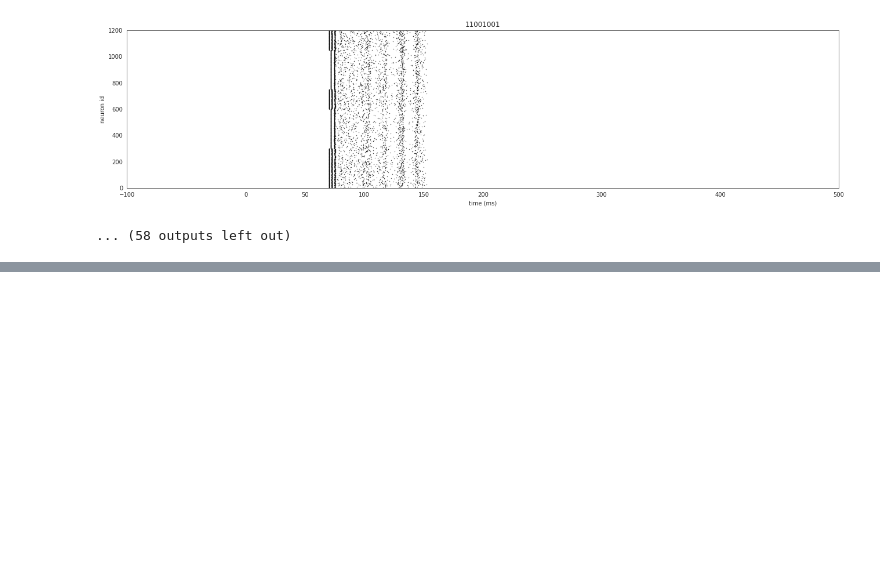
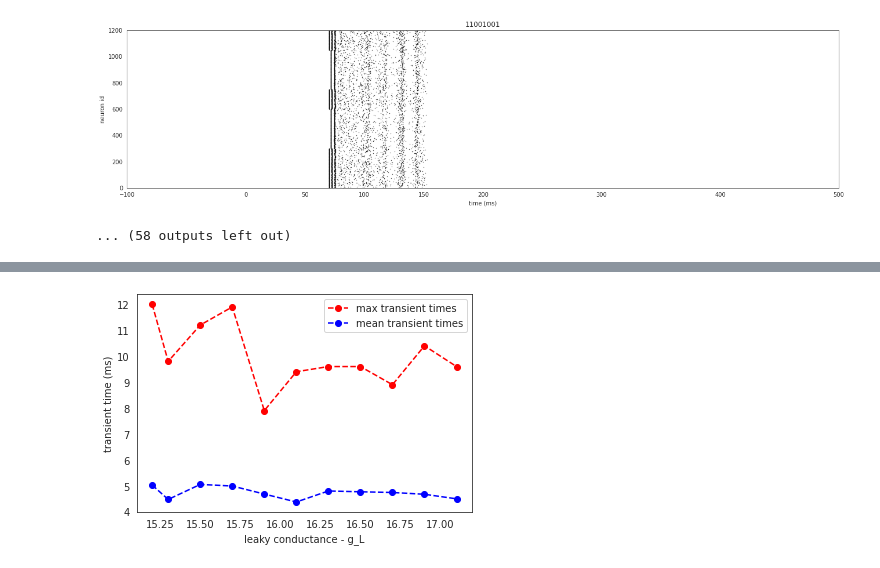
Before and after one commit to daphnecor/Transients, a Jupyter notebook: explore_param_space.ipynb, the cells around one changed output, grey strips where cells are left out. Saved outputs shown, nothing was run; the diff lists cells and outputs as text; code cells hidden in the pictures; blank space fills up the shorter version.

```diff
--- a/explore_param_space.ipynb
+++ b/explore_param_space.ipynb
@@ -208,0 +292,22 @@ for i, pattern in enumerate(patterns):
+# %%
+# track mean number of spikes for range of g_L
+param_set = [15.2, 15.3, 15.5, 15.7, 15.9, 16.1, 16.3, 16.5, 16.7, 16.9, 17.1]
+
+# log mean, max
+transient_means = []
+transient_maxs = []
+
+for c in param_set:
+    print(c)
+    # === set the parameters ===
+    sim_params, neuron_params = set_params(c)
+    # === run the simulation ===
+    spike_times_arr, spike_neurons_arr = simulate(patterns, sim_params, neuron_params)
+    # === get the data ===
+    num_transient_spikes_arr, transient_duration_arr, _ = spoon_out(spike_times_arr,spike_neurons_arr)
+
+    # === get metrics ===
+    means, maxs = get_stats(num_transient_spikes_arr, transient_duration_arr)
+    # append to list
+    transient_means.append(means)
+    transient_maxs.append(maxs)
@@ -208,0 +360,14 @@ for i, pattern in enumerate(patterns):
+# %%
+trans_time_means = [item[0] for item in transient_means]
+nspikes_means = [item[1] for item in transient_means]
+
+trans_time_maxs = [item[0] for item in transient_maxs]
+nspikes_maxs = [item[1] for item in transient_maxs]
+# %%
+plt.plot(param_set, trans_time_maxs, '--ro', label ='max transient times');
+plt.plot(param_set, trans_time_means, '--bo', label='mean transient times');
+plt.xlabel('leaky conductance - g_L');
+plt.ylabel('transient time (ms)')
+plt.legend();
+# %% [output]
+[figure, added]
```
Also changed, not shown: parts of 30 cells of this notebook.
